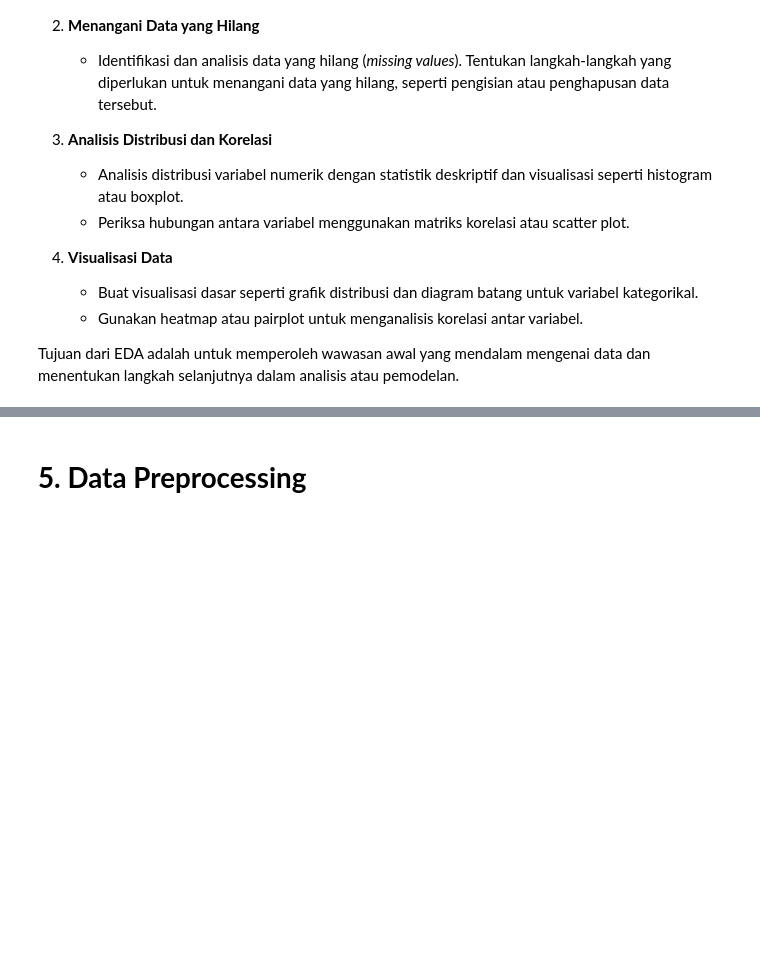
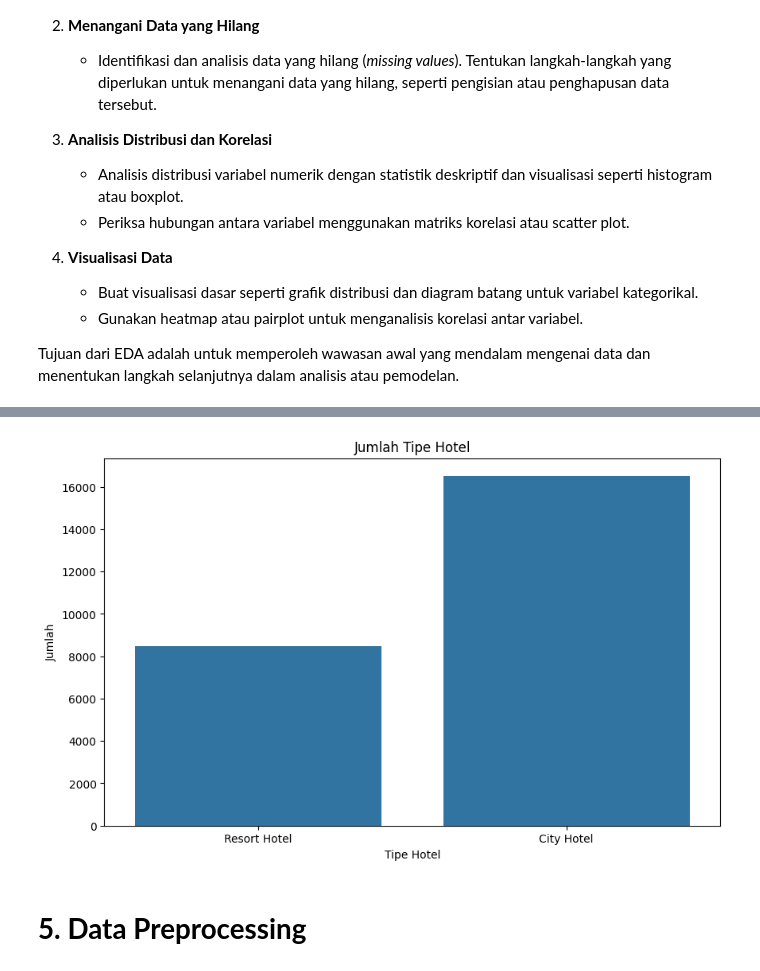
Before and after one commit to ftthalmhdi/hotel-booking, a Jupyter notebook: [Clustering]_Submission_Akhir_BMLP_Fattah_Al_Mahdi.ipynb, the cells around one changed output, grey strips where cells are left out. Cells and saved outputs as stored; diff of their text form; code cells hidden in the pictures; blank space fills up the shorter version.

```diff
--- a/[Clustering]_Submission_Akhir_BMLP_Fattah_Al_Mahdi.ipynb
+++ b/[Clustering]_Submission_Akhir_BMLP_Fattah_Al_Mahdi.ipynb
@@ -151,3 +160,12 @@ plt.show()
+# %%
+plt.figure(figsize=(10, 6))
+sns.countplot(data=df, x='hotel')
+plt.title('Jumlah Tipe Hotel')
+plt.xlabel('Tipe Hotel')
+plt.ylabel('Jumlah')
+plt.show()
+# %% [output]
+[figure, added]
 # %% [markdown]
 # **5. Data Preprocessing**
 # %% [markdown]
```
Also changed, not shown: parts of 28 cells of this notebook.
